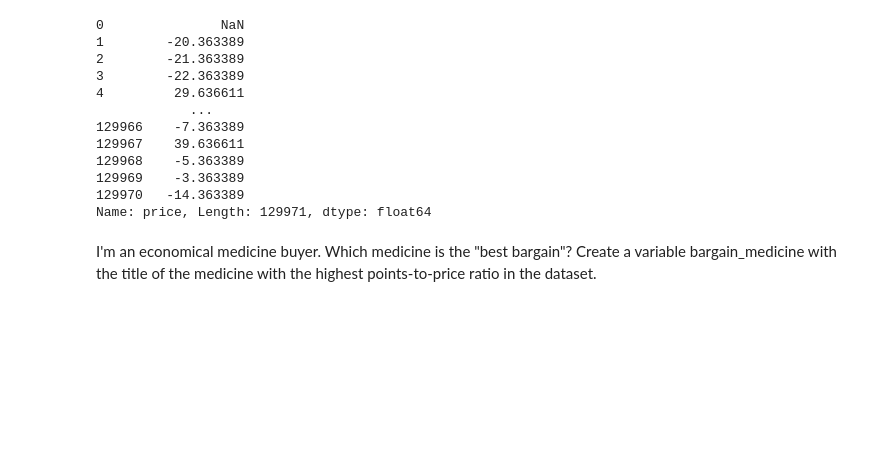
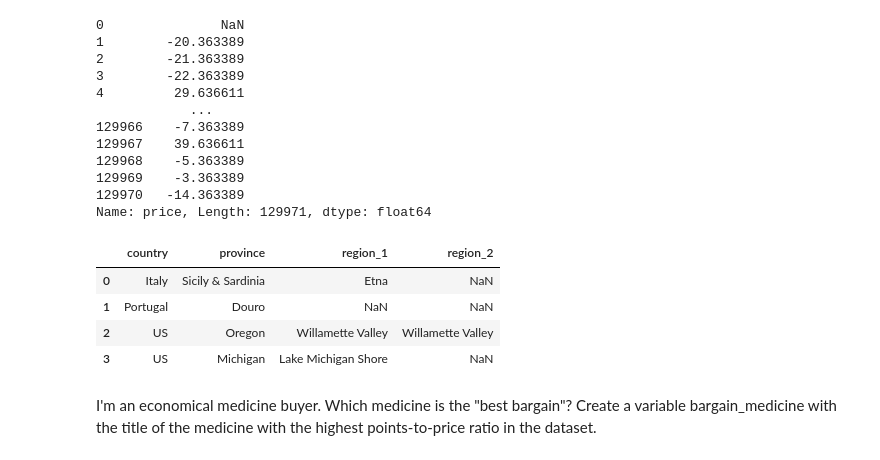
Before and after one commit to rommxl/Lab-experiments, a Jupyter notebook: FODS/exp4 pandas 3/Copy_of_Exersize_Grouping_ans_Sorting.ipynb, the cells around one changed output. Cells and saved outputs as stored; diff of their text form; code cells hidden in the pictures; blank space fills up the shorter version.

```diff
--- a/FODS/exp4 pandas 3/Copy_of_Exersize_Grouping_ans_Sorting.ipynb
+++ b/FODS/exp4 pandas 3/Copy_of_Exersize_Grouping_ans_Sorting.ipynb
@@ -119,6 +119,14 @@ centered_price
 129969    -3.363389
 129970   -14.363389
 Name: price, Length: 129971, dtype: float64
+# %%
+df
+# %% [output]
+|  | country | province | region_1 | region_2 |
+| 0 | Italy | Sicily & Sardinia | Etna | NaN |
+| 1 | Portugal | Douro | NaN | NaN |
+| 2 | US | Oregon | Willamette Valley | Willamette Valley |
+| 3 | US | Michigan | Lake Michigan Shore | NaN |
 # %% [markdown]
 I'm an economical medicine buyer. Which medicine is the "best bargain"? Create a variable bargain_medicine with the title of the medicine with the highest points-to-price ratio in the dataset.
 # %%
```
Also changed, not shown: 3 other files.
